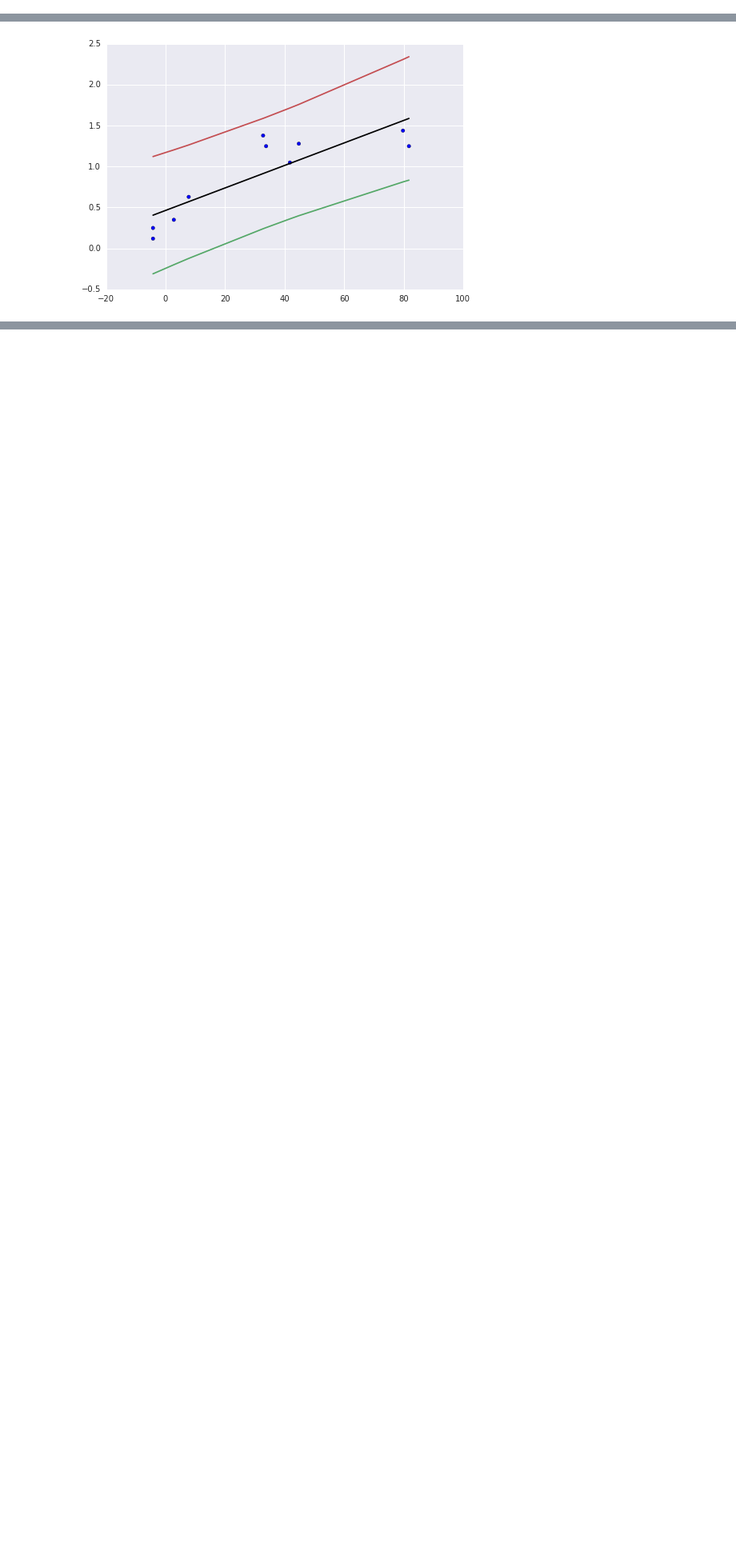
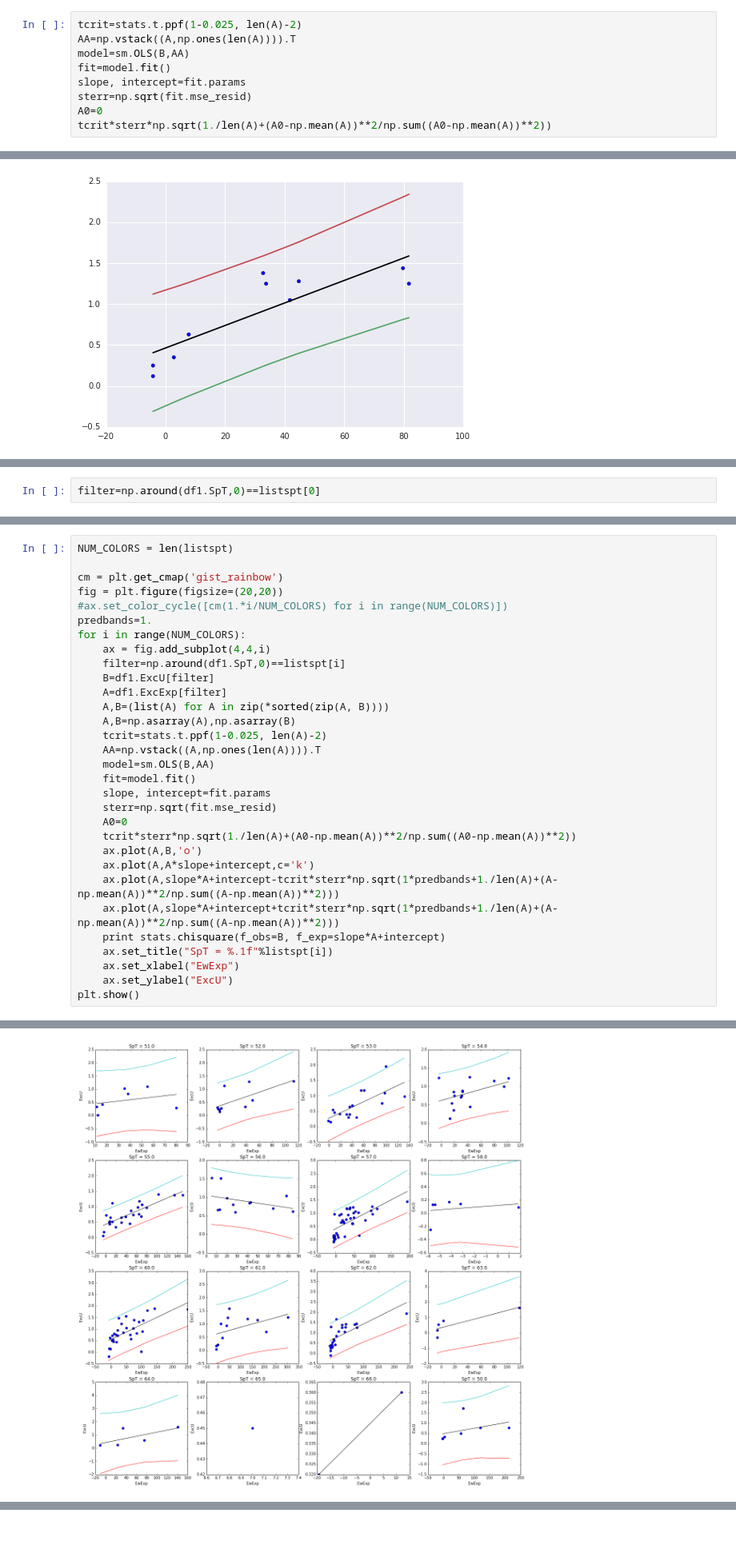
Before and after one commit to saint-germain/estrellas, a Jupyter notebook: confidenceintervals.ipynb, the cells around one changed output, grey strips where cells are left out. Shown: that part at 80% size. Saved outputs shown, nothing was run; the diff lists cells and outputs as text; blank space fills up the shorter version.

```diff
--- a/confidenceintervals.ipynb
+++ b/confidenceintervals.ipynb
@@ -54,6 +54,15 @@ from scipy import stats
 tcrit=stats.t.ppf(1-0.025, len(A)-2)
 # %%
 AA=np.vstack((A,np.ones(len(A)))).T
+# %%
+tcrit=stats.t.ppf(1-0.025, len(A)-2)
+AA=np.vstack((A,np.ones(len(A)))).T
+model=sm.OLS(B,AA)
+fit=model.fit()
+slope, intercept=fit.params
+sterr=np.sqrt(fit.mse_resid)
+A0=0
+tcrit*sterr*np.sqrt(1./len(A)+(A0-np.mean(A))**2/np.sum((A0-np.mean(A))**2))
 # %%
 import statsmodels.api as sm
 model=sm.OLS(B,AA)
@@ -78,0 +129,2 @@ plt.plot(A,slope*A+intercept+tcrit*sterr*np.sqrt(1+1./len(A)+(A-np.mean(A))**2/n
+# %%
+filter=np.around(df1.SpT,0)==listspt[0]
@@ -78,0 +136,32 @@ plt.plot(A,slope*A+intercept+tcrit*sterr*np.sqrt(1+1./len(A)+(A-np.mean(A))**2/n
+# %%
+NUM_COLORS = len(listspt)
+
+cm = plt.get_cmap('gist_rainbow')
+fig = plt.figure(figsize=(20,20))
+#ax.set_color_cycle([cm(1.*i/NUM_COLORS) for i in range(NUM_COLORS)])
+predbands=1.
+for i in range(NUM_COLORS):
+    ax = fig.add_subplot(4,4,i)
+    filter=np.around(df1.SpT,0)==listspt[i]
+    B=df1.ExcU[filter]
+    A=df1.ExcExp[filter]
+    A,B=(list(A) for A in zip(*sorted(zip(A, B))))
+    A,B=np.asarray(A),np.asarray(B)
+    tcrit=stats.t.ppf(1-0.025, len(A)-2)
+    AA=np.vstack((A,np.ones(len(A)))).T
+    model=sm.OLS(B,AA)
+    fit=model.fit()
+    slope, intercept=fit.params
+    sterr=np.sqrt(fit.mse_resid)
+    A0=0
+    tcrit*sterr*np.sqrt(1./len(A)+(A0-np.mean(A))**2/np.sum((A0-np.mean(A))**2))
+    ax.plot(A,B,'o')
+    ax.plot(A,A*slope+intercept,c='k')
+    ax.plot(A,slope*A+intercept-tcrit*sterr*np.sqrt(1*predbands+1./len(A)+(A-np.mean(A))**2/np.sum((A-np.mean(A))**2)))
+    ax.plot(A,slope*A+intercept+tcrit*sterr*np.sqrt(1*predbands+1./len(A)+(A-np.mean(A))**2/np.sum((A-np.mean(A))**2)))
+    print stats.chisquare(f_obs=B, f_exp=slope*A+intercept)
+    ax.set_title("SpT = %.1f"%listspt[i])
+    ax.set_xlabel("EwExp")
+    ax.set_ylabel("ExcU")
+plt.show()
+# %% [output]
@@ -78,0 +184 @@ plt.plot(A,slope*A+intercept+tcrit*sterr*np.sqrt(1+1./len(A)+(A-np.mean(A))**2/n
+[figure, added]
```
Also changed, not shown: parts of 15 cells of this notebook, 2 other files.
